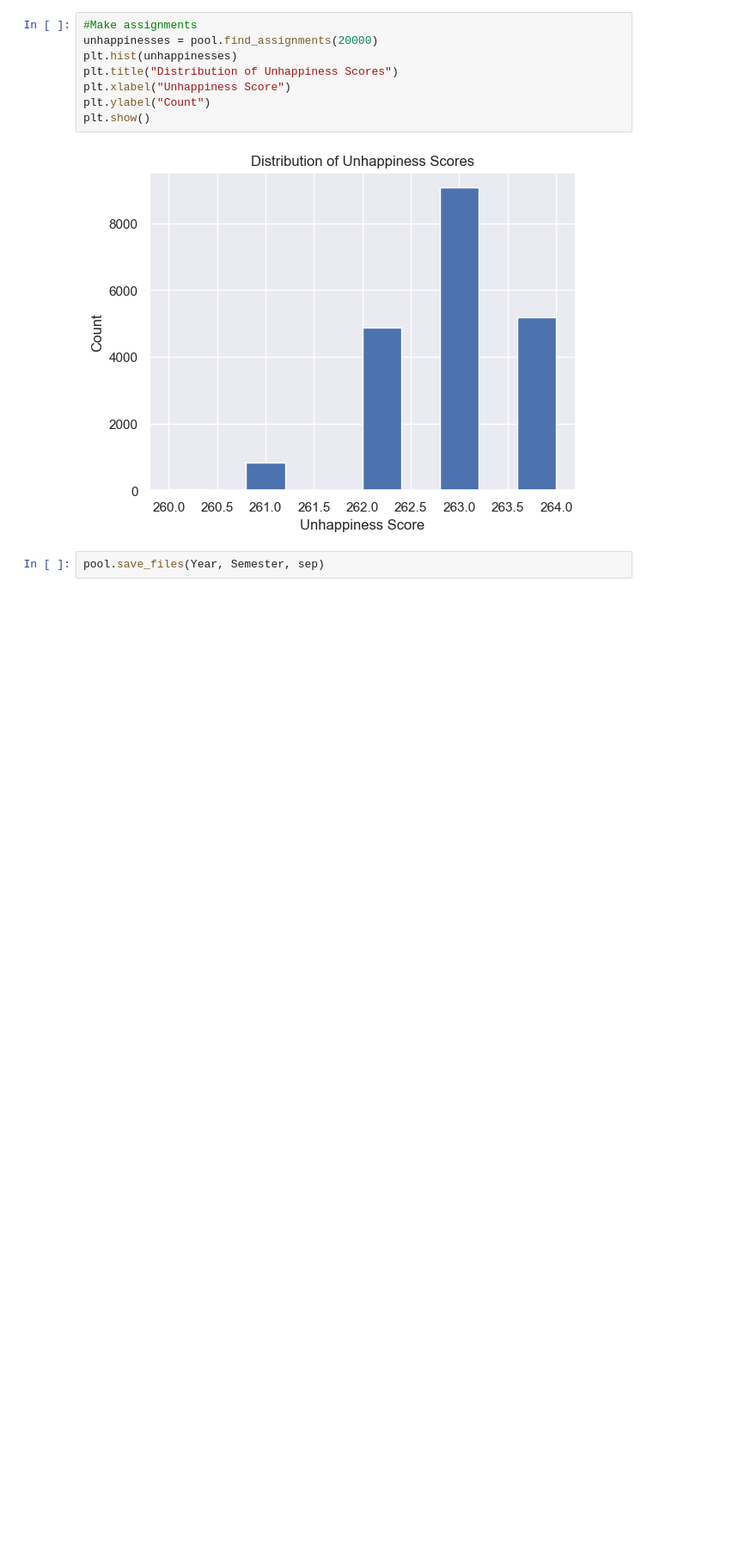
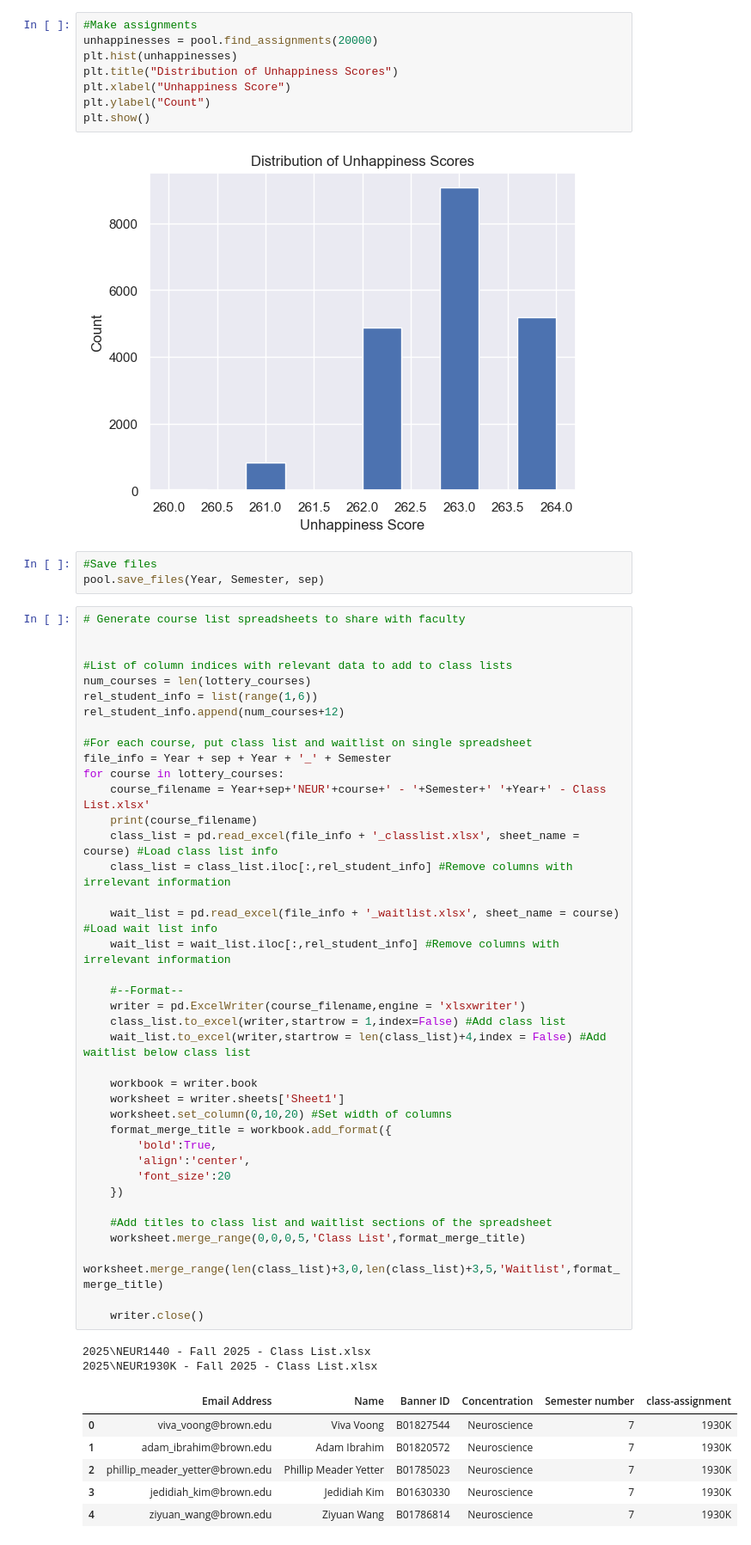
Before and after one commit to blaje42/Brown-Code, a Jupyter notebook: Neuro-Lottery.ipynb, the cells around one changed output. Shown at 86% size. Saved outputs shown, nothing was run; the diff lists cells and outputs as text; blank space fills up the shorter version.

```diff
--- a/Neuro-Lottery.ipynb
+++ b/Neuro-Lottery.ipynb
@@ -380,4 +386,53 @@ plt.show()
 # %% [output]
 [figure]
 # %%
+#Save files
 pool.save_files(Year, Semester, sep)
+# %%
+# Generate course list spreadsheets to share with faculty
+
+
+#List of column indices with relevant data to add to class lists
+num_courses = len(lottery_courses)
+rel_student_info = list(range(1,6))
+rel_student_info.append(num_courses+12)
+
+#For each course, put class list and waitlist on single spreadsheet
+file_info = Year + sep + Year + '_' + Semester
+for course in lottery_courses:
+    course_filename = Year+sep+'NEUR'+course+' - '+Semester+' '+Year+' - Class List.xlsx'
+    print(course_filename)
+    class_list = pd.read_excel(file_info + '_classlist.xlsx', sheet_name = course) #Load class list info
+    class_list = class_list.iloc[:,rel_student_info] #Remove columns with irrelevant information
+
+    wait_list = pd.read_excel(file_info + '_waitlist.xlsx', sheet_name = course) #Load wait list info
+    wait_list = wait_list.iloc[:,rel_student_info] #Remove columns with irrelevant information
+
+    #--Format--
+    writer = pd.ExcelWriter(course_filename,engine = 'xlsxwriter')
+    class_list.to_excel(writer,startrow = 1,index=False) #Add class list
+    wait_list.to_excel(writer,startrow = len(class_list)+4,index = False) #Add waitlist below class list
+
+    workbook = writer.book
+    worksheet = writer.sheets['Sheet1']
+    worksheet.set_column(0,10,20) #Set width of columns
+    format_merge_title = workbook.add_format({
+        'bold':True,
+        'align':'center',
+        'font_size':20
+    })
+
+    #Add titles to class list and waitlist sections of the spreadsheet
+    worksheet.merge_range(0,0,0,5,'Class List',format_merge_title)
+    worksheet.merge_range(len(class_list)+3,0,len(class_list)+3,5,'Waitlist',format_merge_title)
+
+    writer.close()
+# %% [output]
+2025\NEUR1440 - Fall 2025 - Class List.xlsx
+2025\NEUR1930K - Fall 2025 - Class List.xlsx
+|  | Email Address | Name | Banner ID | Concentration | Semester number | class-assignment |
+| 0 | viva_voong@brown.edu | Viva Voong | B01827544 | Neuroscience | 7 | 1930K |
+| 1 | adam_ibrahim@brown.edu | Adam Ibrahim | B01820572 | Neuroscience | 7 | 1930K |
+| 2 | phillip_meader_yetter@brown.edu | Phillip Meader Yetter | B01785023 | Neuroscience | 7 | 1930K |
+| 3 | jedidiah_kim@brown.edu | Jedidiah Kim | B01630330 | Neuroscience | 7 | 1930K |
+| 4 | ziyuan_wang@brown.edu | Ziyuan Wang | B01786814 | Neuroscience | 7 | 1930K |
```
Also changed, not shown: parts of 11 cells of this notebook.
